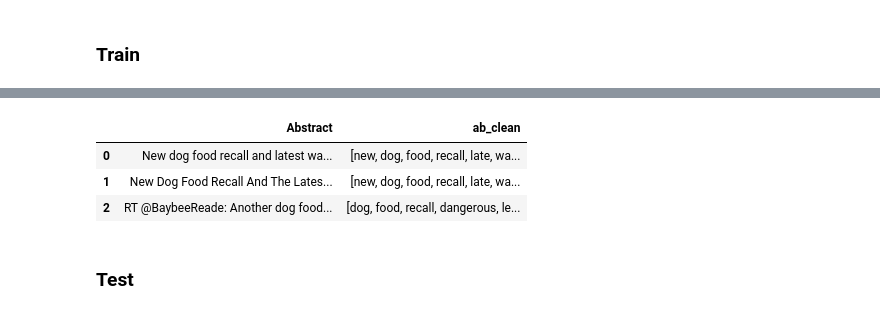
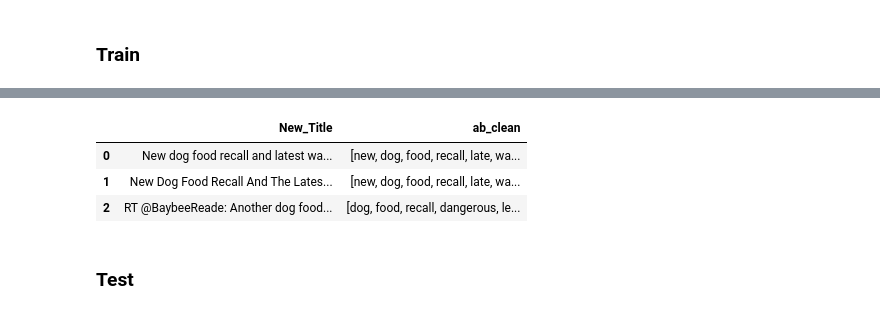
Before and after one commit to shiwang0211/future_food_challenge, a Jupyter notebook: Data Exploration.ipynb, the cells around one changed output, grey strips where cells are left out. Saved outputs shown, nothing was run; the diff lists cells and outputs as text; code cells hidden in the pictures.

```diff
--- a/Data Exploration.ipynb
+++ b/Data Exploration.ipynb
@@ -57,6 +64,7 @@ df_train['Date'] = pd.to_datetime(df_train['Date'], format='%d.%m.%Y').dt.date
 df_train['Event ID'] = df_train['Event ID'].fillna(0)
 df_train['Is_Food'] = df_train['Event ID'] > 0
 df_train['tweet_id'] = df_train['Link'].apply(extract_tweet_id)
+df_train['external_url'] = df_train['Abstract'].apply(get_url)
 # %%
 df_train.head(3)
 # %% [output]
@@ -110,0 +213,6 @@ sns.heatmap(pivot, robust=True, annot=True, fmt='.4g')
+# %%
+train_external_tweet = pd.read_csv('./processed_data/train_external_tweet.csv')
+test_external_tweet = pd.read_csv('./processed_data/test_external_tweet.csv')
+test_external_title = pd.read_csv('./processed_data/test_external_title.csv')
+# %%
+df_train_merge = df_train.merge(train_external_tweet, on = 'Link', how = 'left')
@@ -167,7 +294,7 @@ Wall time: 37.8 s
 # %%
-df_train[['Abstract','ab_clean']].head(3)
+df_train_merge[['New_Title','ab_clean']].head(3)
 # %% [output]
-|  | Abstract | ab_clean |
+|  | New_Title | ab_clean |
 | 0 | New dog food recall and latest wa... | [new, dog, food, recall, late, wa... |
 | 1 | New Dog Food Recall And The Lates... | [new, dog, food, recall, late, wa... |
 | 2 | RT @BaybeeReade: Another dog food... | [dog, food, recall, dangerous, le... |
```
Also changed, not shown: parts of 188 cells of this notebook.
